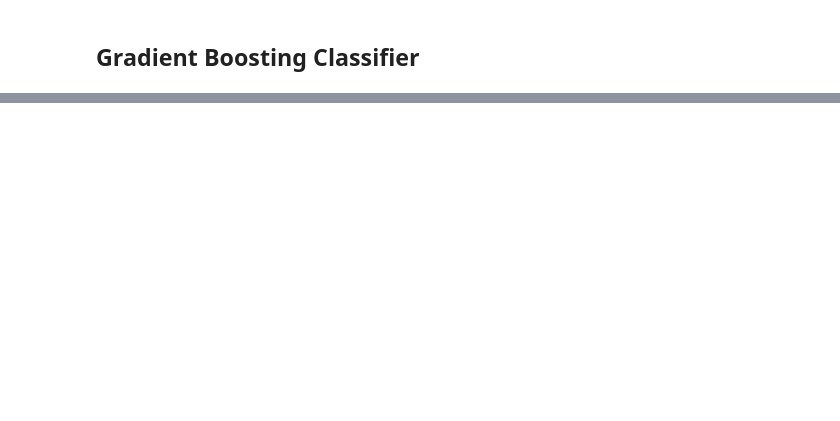
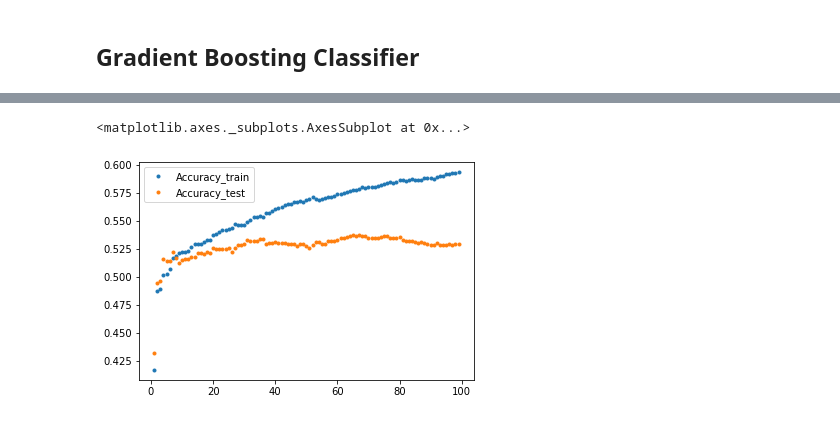
Before and after one commit to aleks73337/Data-Science, a Jupyter notebook: RF_GBT.ipynb, the cells around one changed output, grey strips where cells are left out. Cells and saved outputs as stored; diff of their text form; code cells hidden in the pictures; blank space fills up the shorter version.

```diff
--- a/RF_GBT.ipynb
+++ b/RF_GBT.ipynb
@@ -95,0 +130,3 @@ rf_result.plot()
+# %%
+y_pred_train = classifier.predict(X_train)
+y_pred_test = classifier.predict(X_test)
@@ -96,6 +181,6 @@ rf_result.plot()
 # %% [markdown]
 <h2> Gradient Boosting Classifier </h2>
 # %%
-gb_result = pd.DataFrame(index=n_trees, columns=["MSE_train", "MSE_test"])
+gb_result = pd.DataFrame(index=n_trees, columns=["Accuracy_train", "Accuracy_test"])
 # %%
 for n in n_trees:
@@ -108,0 +207,5 @@ ValueError: ExponentialLoss requires 2 classes; got 4 class(es)
+# %%
+gb_result.plot(style='.')
+# %% [output]
+<matplotlib.axes._subplots.AxesSubplot at 0x...>
+[figure, added]
```
Also changed, not shown: parts of 24 cells of this notebook, 1 other file.
